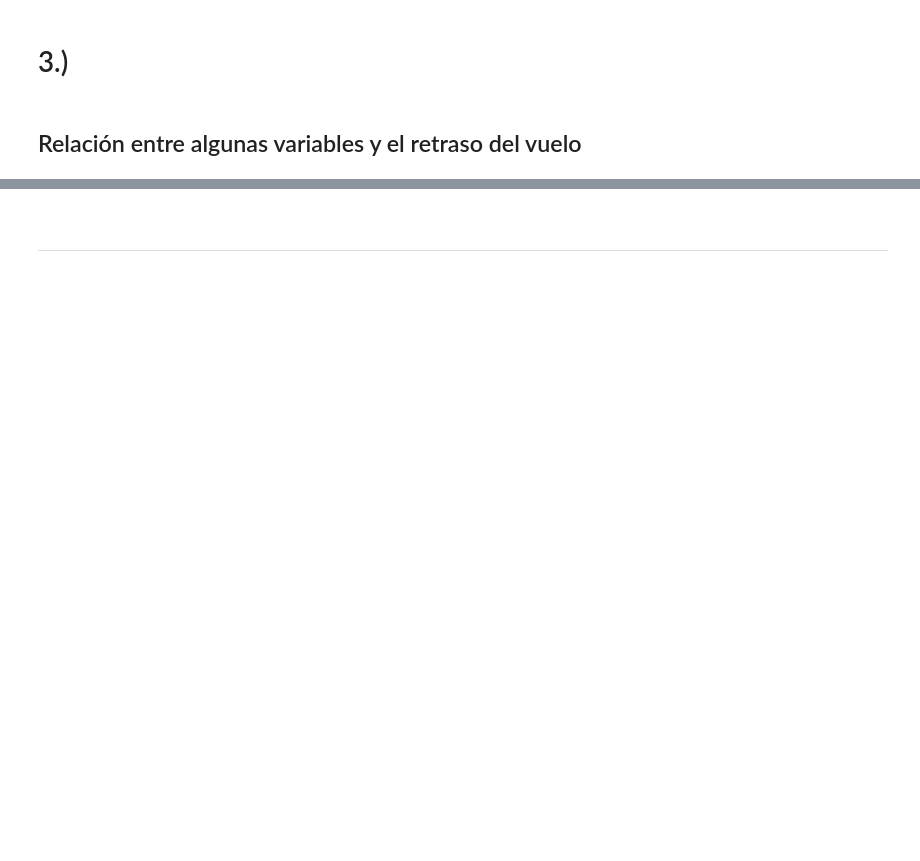
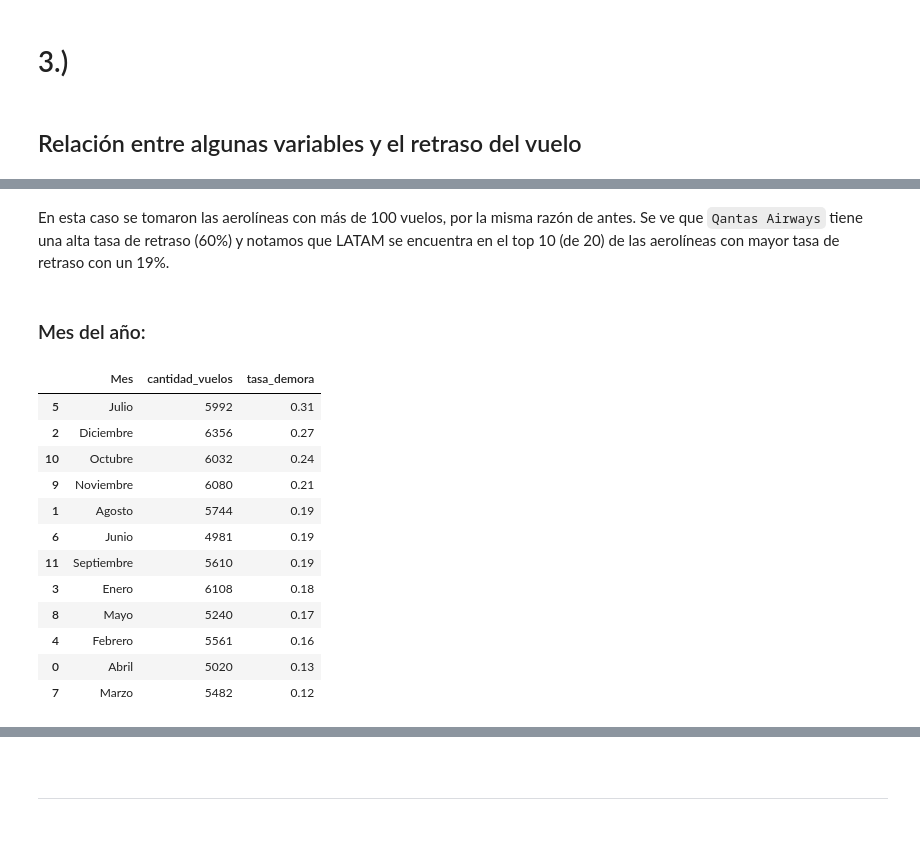
Before and after one commit to Felopo/Data-Scientist-Challenge-LATAM-Airlines, a Jupyter notebook: solution.ipynb, the cells around one changed output, grey strips where cells are left out. Drawn from its saved outputs; the diff is of its cells as text; code cells hidden in the pictures; blank space fills up the shorter version.

```diff
--- a/solution.ipynb
+++ b/solution.ipynb
@@ -317,0 +327,14 @@ vuelos = pd.get_dummies(vuelos, prefix="period_day", columns=["period_day"])
+# %%
+# Creamos la función
+def delay_rate(df: pd.DataFrame, col: str, col_aux: str, col_name: str):
+
+    # Creamos el dataframe con la tasa de demora por variable
+    t_demora = (
+    vuelos.groupby(col).agg(
+    cantidad_vuelos = pd.NamedAgg(column=col_aux, aggfunc="count"),
+    tasa_demora = pd.NamedAgg(column="delay_15", aggfunc=lambda x: x.mean())
+    ).reset_index().round(2).sort_values("tasa_demora", ascending = False).rename(columns = {col: col_name})
+    )
+
+    # Retornamos el dataframe
+    return t_demora
@@ -317,0 +383,24 @@ vuelos = pd.get_dummies(vuelos, prefix="period_day", columns=["period_day"])
+# %% [markdown]
+En esta caso se tomaron las aerolíneas con más de 100 vuelos, por la misma razón de antes. Se ve que `Qantas Airways` tiene una alta tasa de retraso (60%) y notamos que LATAM se encuentra en el top 10 (de 20) de las aerolíneas con mayor tasa de retraso con un 19%.
+# %% [markdown]
+### Mes del año:
+# %%
+# Calculamos la tasa de demora por mes del año
+t_demora_mes = delay_rate(vuelos, "mes_nom", "vlo_i", "Mes")
+
+# Mostramos los meses con mayor tasa de demora.
+t_demora_mes
+# %% [output]
+|  | Mes | cantidad_vuelos | tasa_demora |
+| 5 | Julio | 5992 | 0.31 |
+| 2 | Diciembre | 6356 | 0.27 |
+| 10 | Octubre | 6032 | 0.24 |
+| 9 | Noviembre | 6080 | 0.21 |
+| 1 | Agosto | 5744 | 0.19 |
+| 6 | Junio | 4981 | 0.19 |
+| 11 | Septiembre | 5610 | 0.19 |
+| 3 | Enero | 6108 | 0.18 |
+| 8 | Mayo | 5240 | 0.17 |
+| 4 | Febrero | 5561 | 0.16 |
+| 0 | Abril | 5020 | 0.13 |
+| 7 | Marzo | 5482 | 0.12 |
```
Also changed, not shown: parts of 53 cells of this notebook.
